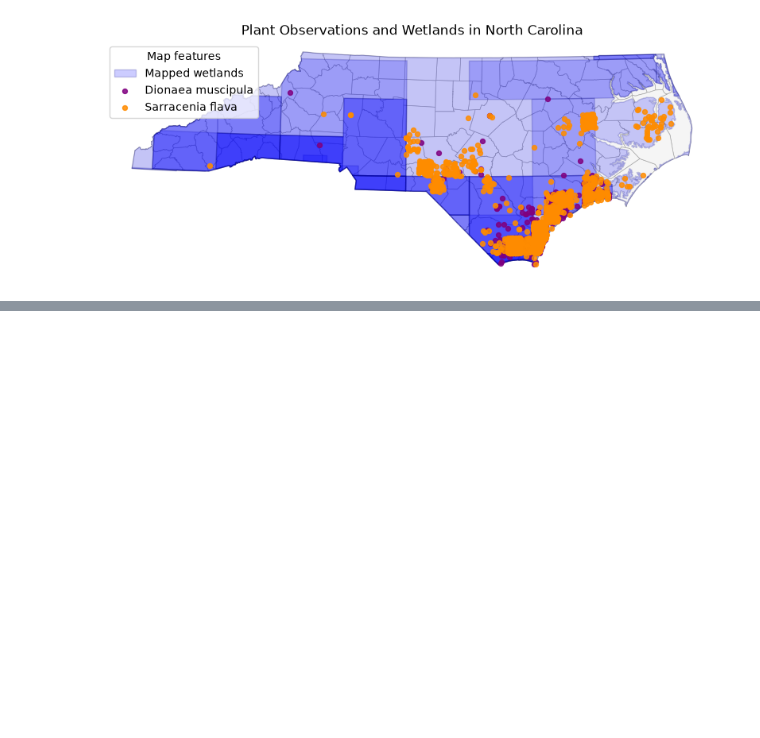
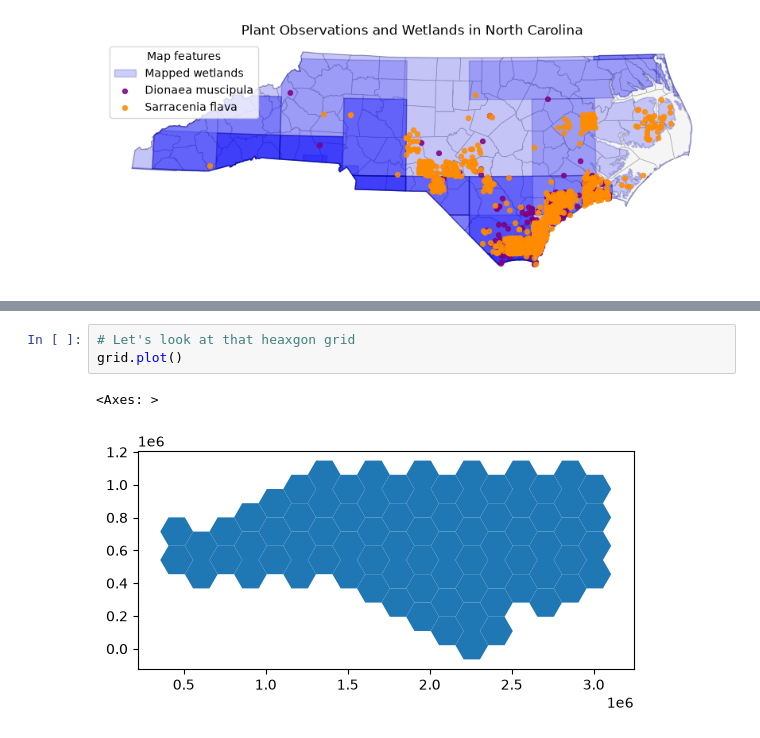
Before and after one commit to stromc485/geog592-stromc, a Jupyter notebook: homework/Week09/strom_charlotte_two_species_map.ipynb, the cells around one changed output, grey strips where cells are left out. Saved outputs shown, nothing was run; the diff lists cells and outputs as text; blank space fills up the shorter version.

```diff
--- a/homework/Week09/strom_charlotte_two_species_map.ipynb
+++ b/homework/Week09/strom_charlotte_two_species_map.ipynb
@@ -464,0 +701,6 @@ plt.show()
+# %%
+# Let's look at that heaxgon grid
+grid.plot()
+# %% [output]
+<Axes: >
+[figure, added]
```
Also changed, not shown: parts of 13 cells of this notebook, 10 other files.
